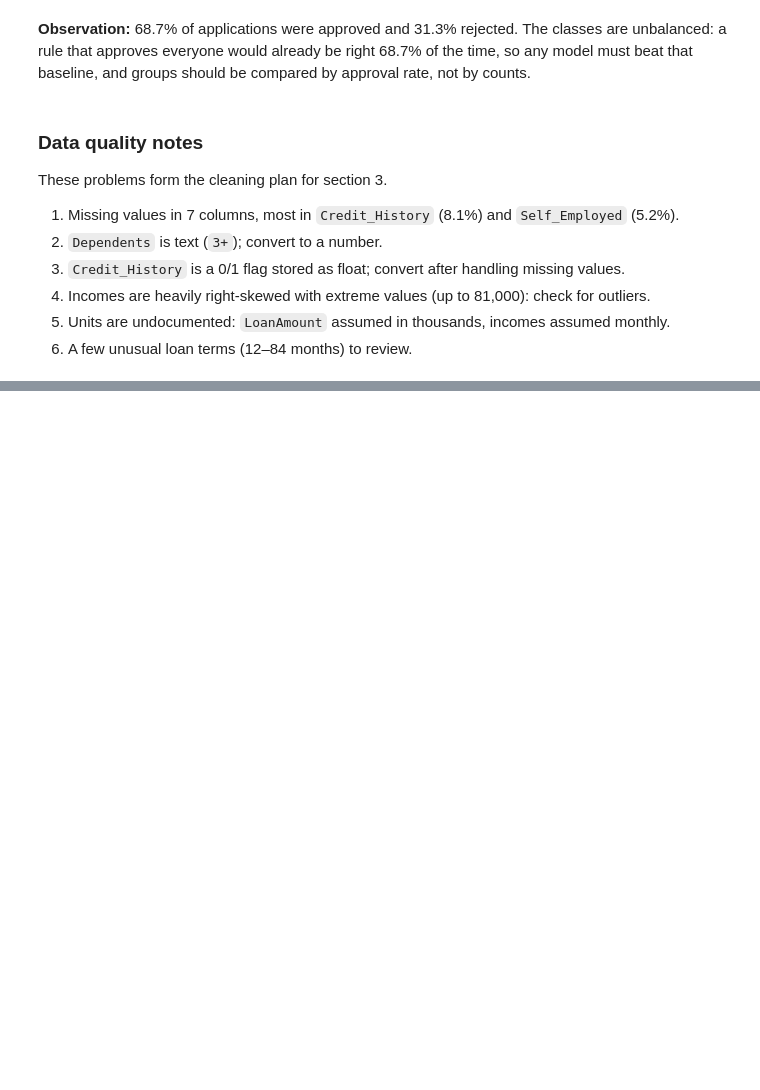
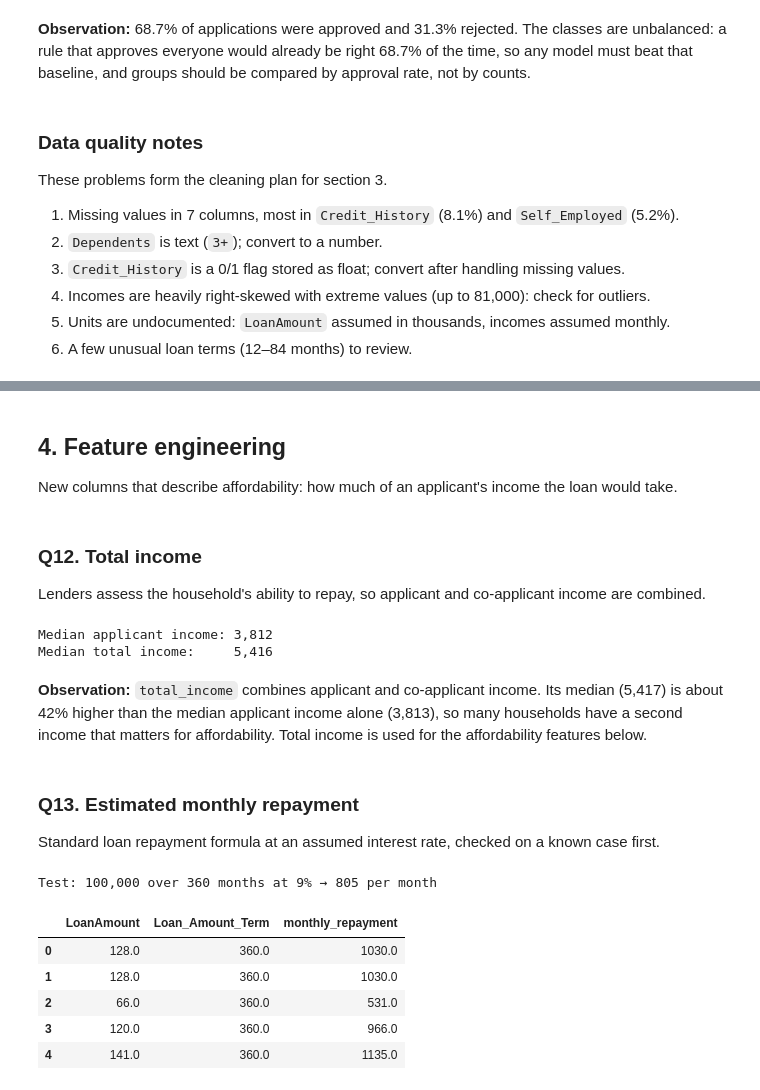
Before and after one commit to marusiyp/data-analytics-learning, a Jupyter notebook: notebooks/03_loan_cleaning_eda.ipynb, the cells around one changed output, grey strips where cells are left out. Drawn from its saved outputs; the diff is of its cells as text; code cells hidden in the pictures; blank space fills up the shorter version.

```diff
--- a/notebooks/03_loan_cleaning_eda.ipynb
+++ b/notebooks/03_loan_cleaning_eda.ipynb
@@ -230,0 +424,43 @@ These problems form the cleaning plan for section 3.
+# %% [markdown]
+## 4. Feature engineering
+New columns that describe affordability: how much of an applicant's income the loan would take.
+# %% [markdown]
+### Q12. Total income
+Lenders assess the household's ability to repay, so applicant and co-applicant income are combined.
+# %%
+loans["total_income"] = loans["ApplicantIncome"] + loans["CoapplicantIncome"]
+
+print(f"Median applicant income: {loans['ApplicantIncome'].median():,.0f}")
+print(f"Median total income:     {loans['total_income'].median():,.0f}")
+# %% [output]
+Median applicant income: 3,812
+Median total income:     5,416
+# %% [markdown]
+**Observation:** `total_income` combines applicant and co-applicant income. Its median (5,417) is
+about 42% higher than the median applicant income alone (3,813), so many households have a
+second income that matters for affordability. Total income is used for the affordability
+features below.
+# %% [markdown]
+### Q13. Estimated monthly repayment
+Standard loan repayment formula at an assumed interest rate, checked on a known case first.
+# %%
+annual_rate = 0.09                        # assumption: 9% per year (the dataset has no rate)
+r = annual_rate / 12                      # monthly interest rate
+
+def repayment(principal, months):
+    """Monthly payment of a standard loan repaid in equal instalments."""
+    return principal * r * (1 + r) ** months / ((1 + r) ** months - 1)
+
+# Check on a known case: 100,000 over 30 years at 9% ≈ 805 per month
+print(f"Test: 100,000 over 360 months at 9% → {repayment(100_000, 360):,.0f} per month")
+
+loans["monthly_repayment"] = repayment(loans["LoanAmount"] * 1000, loans["Loan_Amount_Term"])  # LoanAmount is in thousands
+loans[["LoanAmount", "Loan_Amount_Term", "monthly_repayment"]].head().round(0)
+# %% [output]
+Test: 100,000 over 360 months at 9% → 805 per month
+|  | LoanAmount | Loan_Amount_Term | monthly_repayment |
+| 0 | 128.0 | 360.0 | 1030.0 |
+| 1 | 128.0 | 360.0 | 1030.0 |
+| 2 | 66.0 | 360.0 | 531.0 |
+| 3 | 120.0 | 360.0 | 966.0 |
+| 4 | 141.0 | 360.0 | 1135.0 |
```
Also changed, not shown: parts of 38 cells of this notebook.
